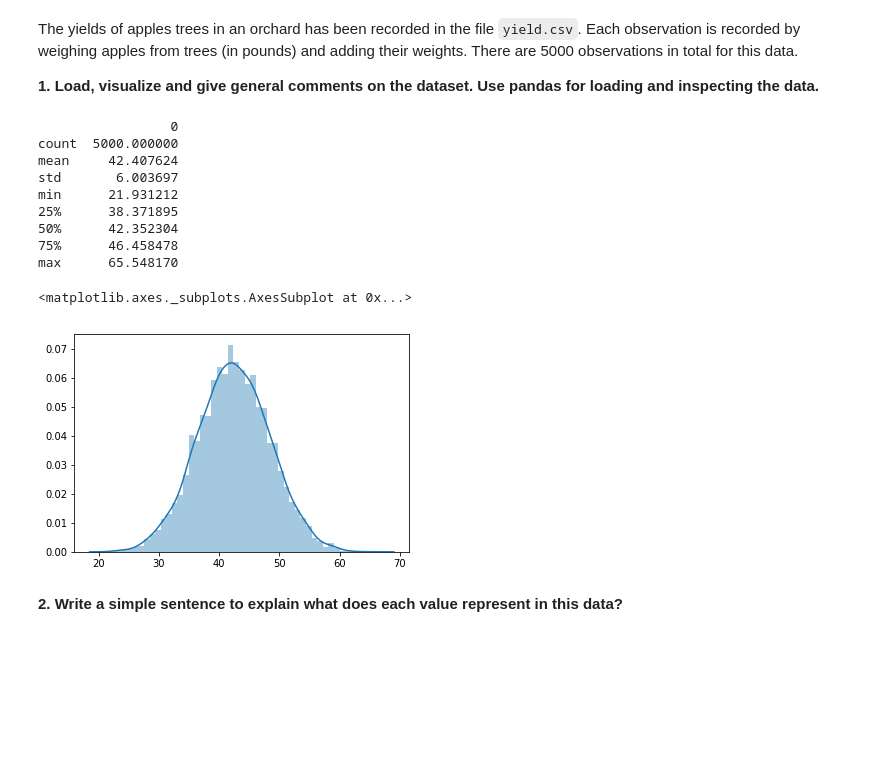
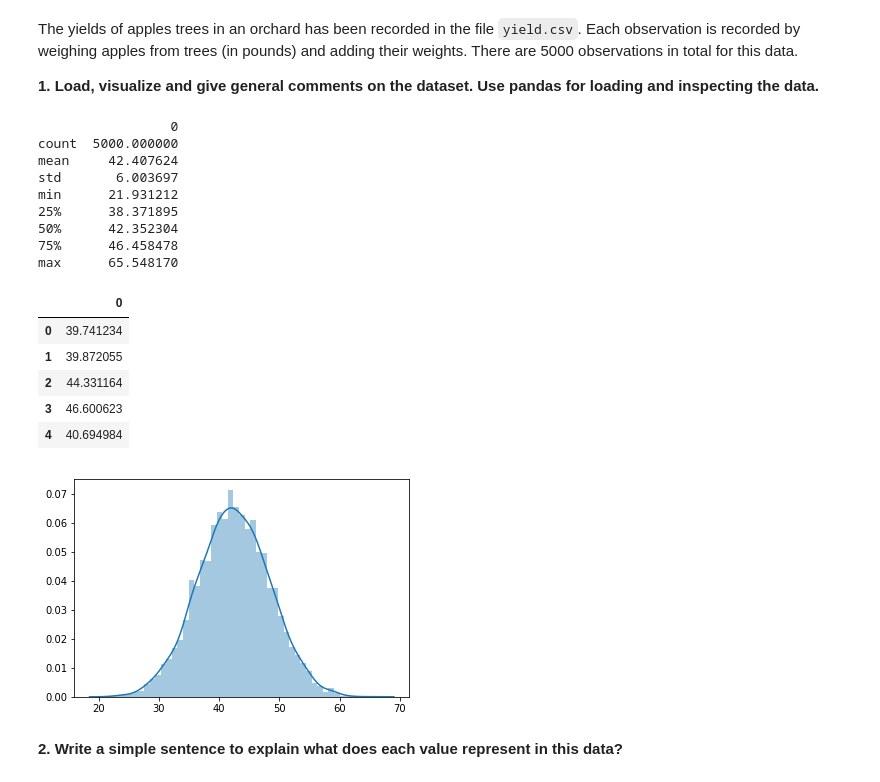
Before and after one commit to cpedrasa/dsc-1-09-15-standard-normal-distribution-lab-online-ds-sp-000, a Jupyter notebook: index.ipynb, the cells around one changed output. Cells and saved outputs as stored; diff of their text form; code cells hidden in the pictures; blank space fills up the shorter version.

```diff
--- a/index.ipynb
+++ b/index.ipynb
@@ -22,27 +22,33 @@ The yields of apples trees in an orchard has been recorded in the file `yield.cs
 # %%
 # Import libraries
 import pandas as pd
 import numpy as np
 import seaborn as sns
 df = pd.read_csv('yield.csv')
 
 print(df.describe())
 
 sns.distplot(df, label='Apple Weights')
 
 
 # Read the yield data as a dataframe
+df.head()
 # %% [output]
                  0
 count  5000.000000
 mean     42.407624
 std       6.003697
 min      21.931212
 25%      38.371895
 50%      42.352304
 75%      46.458478
 max      65.548170
-<matplotlib.axes._subplots.AxesSubplot at 0x...>
+|  | 0 |
+| 0 | 39.741234 |
+| 1 | 39.872055 |
+| 2 | 44.331164 |
+| 3 | 46.600623 |
+| 4 | 40.694984 |
 [figure]
 # %%
 # Your comments about the data here.
```
Also changed, not shown: parts of 3 cells of this notebook.
